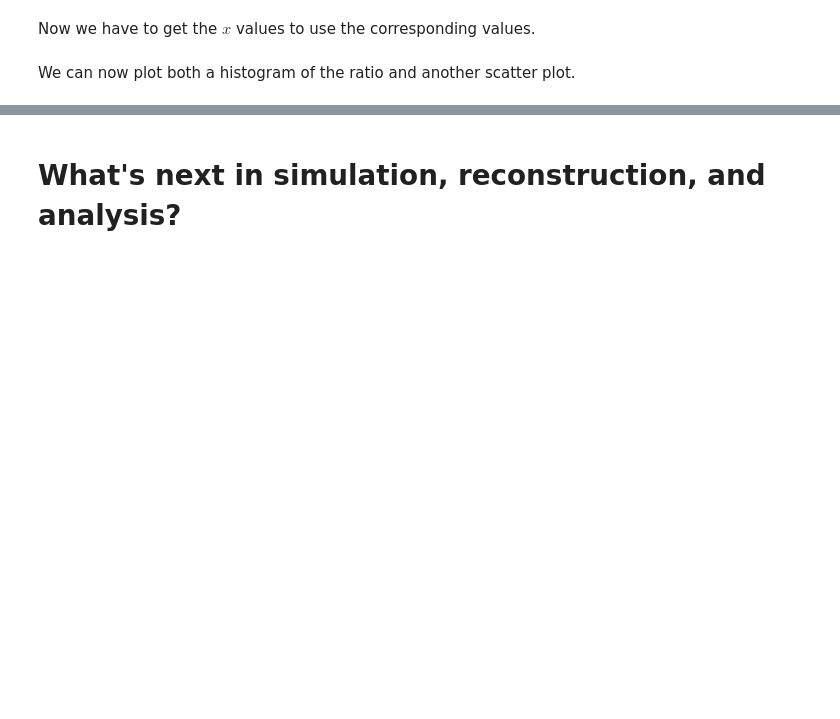
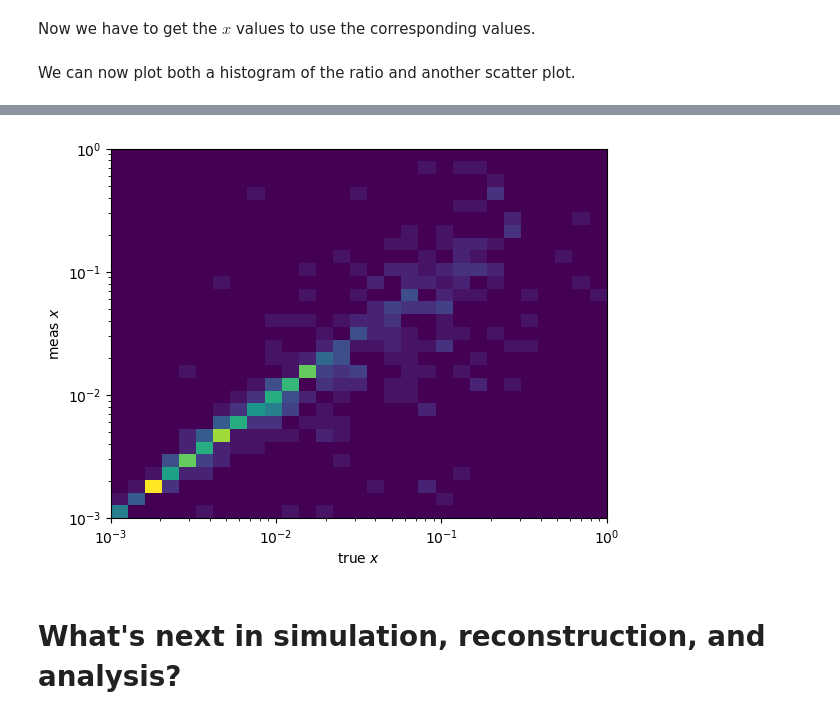
Before and after one commit to eic/python-analysis-bootcamp, a Jupyter notebook: Comparing measured and true x and Q^2.ipynb, the cells around one changed output, grey strips where cells are left out. Cells and saved outputs as stored; diff of their text form; code cells hidden in the pictures; blank space fills up the shorter version.

Commit message:
fix: update to 24.02.0 and ak.to_numpy

```diff
--- a/Comparing measured and true x and Q^2.ipynb
+++ b/Comparing measured and true x and Q^2.ipynb
@@ -19,7 +19,7 @@ import matplotlib.pyplot as plt
 To test uproot, we will open a sample file (a DIS simulation sample):
 # %%
 server = 'root://dtn-eic.jlab.org//work/eic2/'
-dir = 'EPIC/RECO/23.06.1/epic_brycecanyon/DIS/NC/18x275/minQ2=10/'
+dir = 'EPIC/RECO/24.02.0/epic_craterlake/DIS/NC/18x275/minQ2=10/'
 file = 'pythia8NCDIS_18x275_minQ2=10_beamEffects_xAngle=-0.025_hiDiv_1.0000.eicrecon.tree.edm4eic.root'
 # %%
 events = ur.open(server + dir + file + ':events')
@@ -152,11 +166,13 @@ plt.show()
 # %%
 x_bins = np.logspace(-3,0,30)
-plt.hist2d(x_true_largestQ2[:,0], x_meas_largestQ2[:,0], bins = [x_bins, x_bins])
+plt.hist2d(ak.to_numpy(x_true_largestQ2[:,0]), ak.to_numpy(x_meas_largestQ2[:,0]), bins = [x_bins, x_bins])
 plt.xscale('log')
 plt.yscale('log')
 plt.xlabel('true $x$')
 plt.ylabel('meas $x$')
 plt.show()
+# %% [output]
+[figure, added]
 # %% [markdown]
 # What's next in simulation, reconstruction, and analysis?
 # %% [markdown]
```
Also changed, not shown: parts of 6 cells of this notebook, 1 other file.
